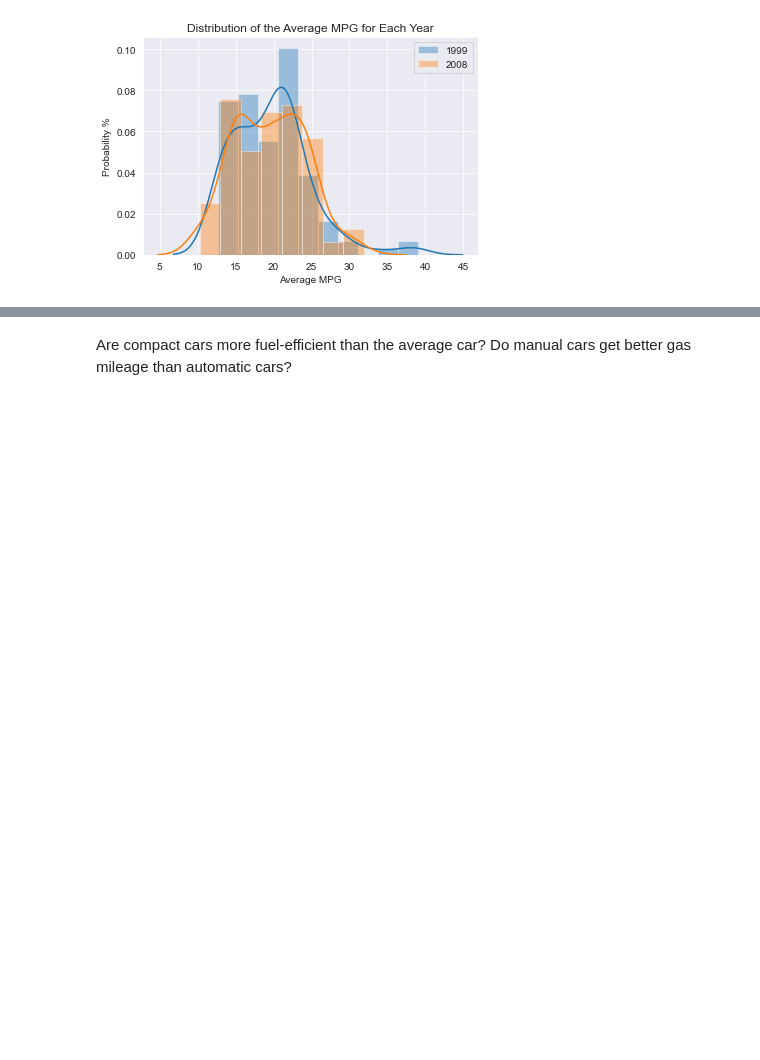
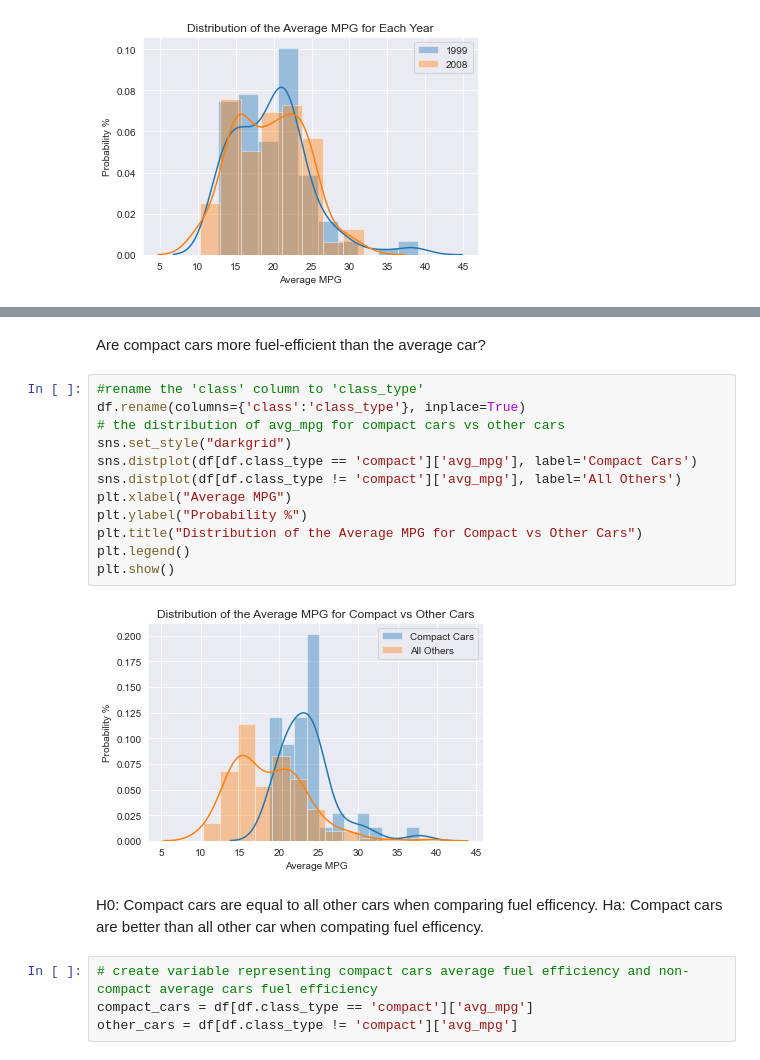
Before and after one commit to craigcalzado/statistics-exercises, a Jupyter notebook: hypothesis_testing.ipynb, the cells around one changed output, grey strips where cells are left out. Cells and saved outputs as stored; diff of their text form; blank space fills up the shorter version.

```diff
--- a/hypothesis_testing.ipynb
+++ b/hypothesis_testing.ipynb
@@ -184,3 +209,23 @@ plt.show()
 # %% [markdown]
 Are compact cars more fuel-efficient than the average car?
-Do manual cars get better gas mileage than automatic cars?
+# %%
+#rename the 'class' column to 'class_type'
+df.rename(columns={'class':'class_type'}, inplace=True)
+# the distribution of avg_mpg for compact cars vs other cars
+sns.set_style("darkgrid")
+sns.distplot(df[df.class_type == 'compact']['avg_mpg'], label='Compact Cars')
+sns.distplot(df[df.class_type != 'compact']['avg_mpg'], label='All Others')
+plt.xlabel("Average MPG")
+plt.ylabel("Probability %")
+plt.title("Distribution of the Average MPG for Compact vs Other Cars")
+plt.legend()
+plt.show()
+# %% [output]
+[figure, added]
+# %% [markdown]
+H0: Compact cars are equal to all other cars when comparing fuel efficency.
+Ha: Compact cars are better than all other car when compating fuel efficency.
+# %%
+# create variable representing compact cars average fuel efficiency and non-compact average cars fuel efficiency
+compact_cars = df[df.class_type == 'compact']['avg_mpg']
+other_cars = df[df.class_type != 'compact']['avg_mpg']
```
Also changed, not shown: parts of 8 cells of this notebook.
